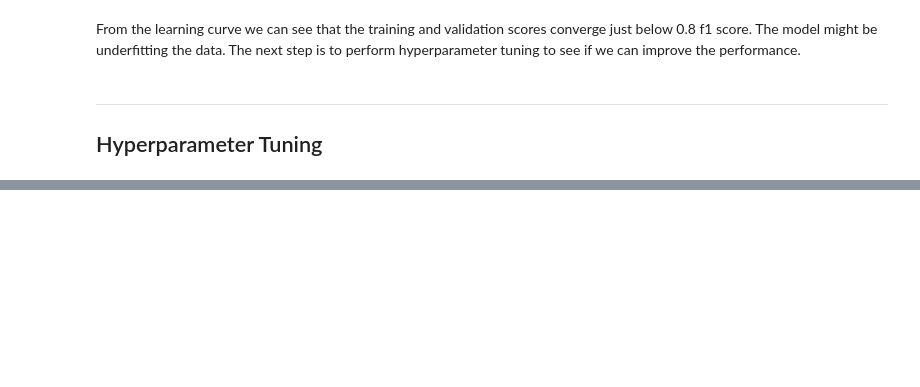
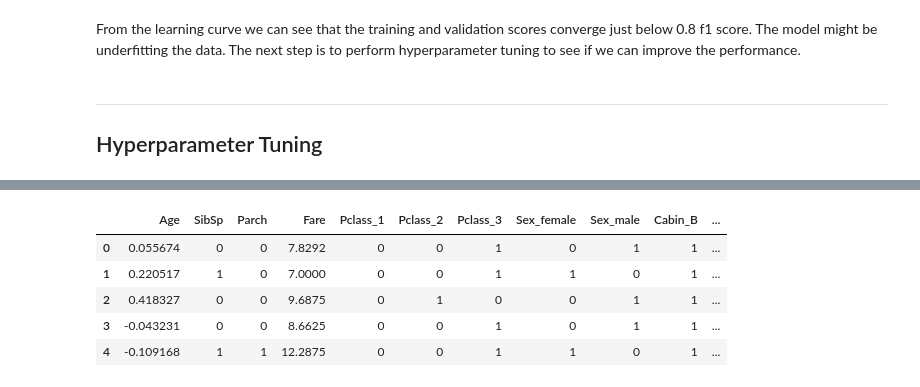
Before and after one commit to alexgeorgousis/titanic-ML, a Jupyter notebook: report.ipynb, the cells around one changed output, grey strips where cells are left out. Cells and saved outputs as stored; diff of their text form; code cells hidden in the pictures; blank space fills up the shorter version.

```diff
--- a/report.ipynb
+++ b/report.ipynb
@@ -285,0 +330,30 @@ From the learning curve we can see that the training and validation scores conve
+# %%
+# Load the test set
+test = pd.read_csv("./data/test.csv")
+# %%
+# Remove missing values
+test["Age"].fillna(np.around(test["Age"].mean(), decimals=1), inplace=True)
+test["Cabin"].fillna(method="ffill", inplace=True)
+test["Cabin"].fillna(method="backfill", inplace=True)
+test["Embarked"].fillna(method="ffill", inplace=True)
+test["Embarked"].fillna(method="backfill", inplace=True)
+
+# One-hot encoding
+test["Cabin"] = test["Cabin"].apply(lambda s: s[0])
+test = pd.get_dummies(test, columns=["Pclass", "Sex", "Cabin", "Embarked"])
+
+# Drop unimportant features
+test = test.drop(columns=["Name", "Ticket", "PassengerId", "Cabin_A", "Cabin_E", "Embarked_Q"])
+data = test.drop(columns=["Fare"])
+
+# Feature scaling
+test["Age"] = (test["Age"] - test["Age"].mean()) / (test["Age"].max() - test["Age"].min())
+# %%
+test.head()
+# %% [output]
+|  | Age | SibSp | Parch | Fare | Pclass_1 | Pclass_2 | Pclass_3 | Sex_female | Sex_male | Cabin_B | ... |
+| 0 | 0.055674 | 0 | 0 | 7.8292 | 0 | 0 | 1 | 0 | 1 | 1 | ... |
+| 1 | 0.220517 | 1 | 0 | 7.0000 | 0 | 0 | 1 | 1 | 0 | 1 | ... |
+| 2 | 0.418327 | 0 | 0 | 9.6875 | 0 | 1 | 0 | 0 | 1 | 1 | ... |
+| 3 | -0.043231 | 0 | 0 | 8.6625 | 0 | 0 | 1 | 0 | 1 | 1 | ... |
+| 4 | -0.109168 | 1 | 1 | 12.2875 | 0 | 0 | 1 | 1 | 0 | 1 | ... |
```
Also changed, not shown: parts of 17 cells of this notebook.
